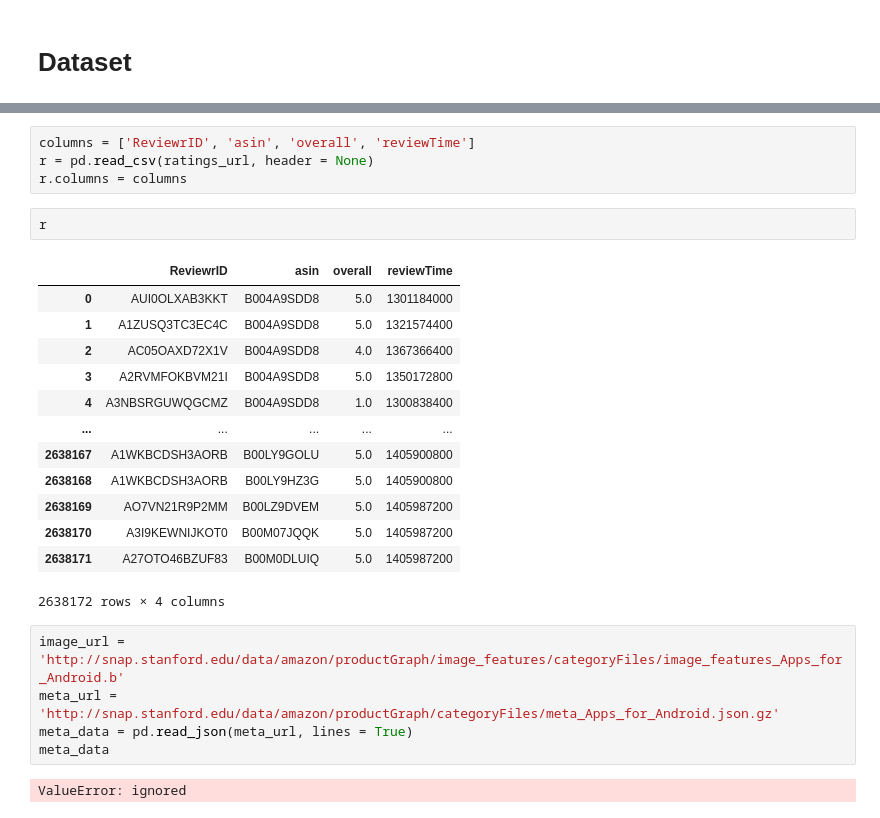
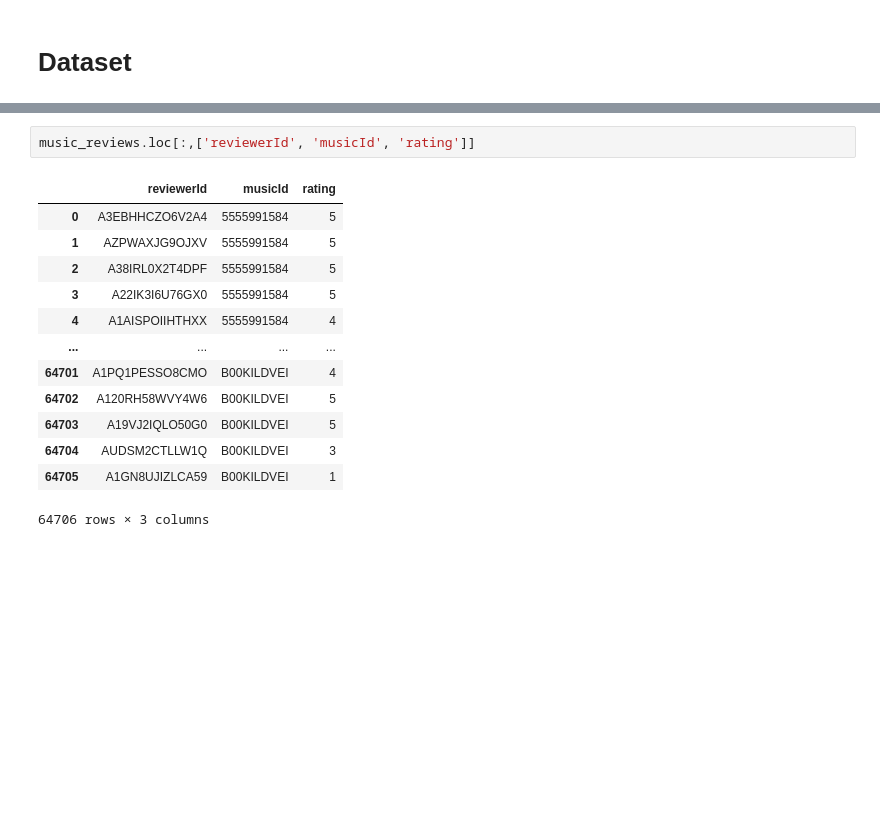
Before and after one commit to mequanent/Recommendation-System-Exercises, a Jupyter notebook: Music Recommendation.ipynb, the cells around one changed output, grey strips where cells are left out. Drawn from its saved outputs; the diff is of its cells as text; blank space fills up the shorter version.

```diff
--- a/Music Recommendation.ipynb
+++ b/Music Recommendation.ipynb
@@ -120,27 +88,16 @@ app_reviews.loc[:,['reviewerID', 'asin', 'overall']]
-# %%
-columns = ['ReviewrID', 'asin', 'overall', 'reviewTime']
-r = pd.read_csv(ratings_url, header = None)
-r.columns = columns
-# %%
-r
-# %% [output]
-|  | ReviewrID | asin | overall | reviewTime |
-| 0 | AUI0OLXAB3KKT | B004A9SDD8 | 5.0 | 1301184000 |
-| 1 | A1ZUSQ3TC3EC4C | B004A9SDD8 | 5.0 | 1321574400 |
-| 2 | AC05OAXD72X1V | B004A9SDD8 | 4.0 | 1367366400 |
-| 3 | A2RVMFOKBVM21I | B004A9SDD8 | 5.0 | 1350172800 |
-| 4 | A3NBSRGUWQGCMZ | B004A9SDD8 | 1.0 | 1300838400 |
-| ... | ... | ... | ... | ... |
-| 2638167 | A1WKBCDSH3AORB | B00LY9GOLU | 5.0 | 1405900800 |
-| 2638168 | A1WKBCDSH3AORB | B00LY9HZ3G | 5.0 | 1405900800 |
-| 2638169 | AO7VN21R9P2MM | B00LZ9DVEM | 5.0 | 1405987200 |
-| 2638170 | A3I9KEWNIJKOT0 | B00M07JQQK | 5.0 | 1405987200 |
-| 2638171 | A27OTO46BZUF83 | B00M0DLUIQ | 5.0 | 1405987200 |
-2638172 rows × 4 columns
-# %%
-image_url = 'http://snap.stanford.edu/data/amazon/productGraph/image_features/categoryFiles/image_features_Apps_for_Android.b'
-meta_url = 'http://snap.stanford.edu/data/amazon/productGraph/categoryFiles/meta_Apps_for_Android.json.gz'
-meta_data = pd.read_json(meta_url, lines = True)
-meta_data
-# %% [output]
-ValueError: ignored
+# %%
+music_reviews.loc[:,['reviewerId', 'musicId', 'rating']]
+# %% [output]
+|  | reviewerId | musicId | rating |
+| 0 | A3EBHHCZO6V2A4 | 5555991584 | 5 |
+| 1 | AZPWAXJG9OJXV | 5555991584 | 5 |
+| 2 | A38IRL0X2T4DPF | 5555991584 | 5 |
+| 3 | A22IK3I6U76GX0 | 5555991584 | 5 |
+| 4 | A1AISPOIIHTHXX | 5555991584 | 4 |
+| ... | ... | ... | ... |
+| 64701 | A1PQ1PESSO8CMO | B00KILDVEI | 4 |
+| 64702 | A120RH58WVY4W6 | B00KILDVEI | 5 |
+| 64703 | A19VJ2IQLO50G0 | B00KILDVEI | 5 |
+| 64704 | AUDSM2CTLLW1Q | B00KILDVEI | 3 |
+| 64705 | A1GN8UJIZLCA59 | B00KILDVEI | 1 |
+64706 rows × 3 columns
```
Also changed, not shown: parts of 13 cells of this notebook.
